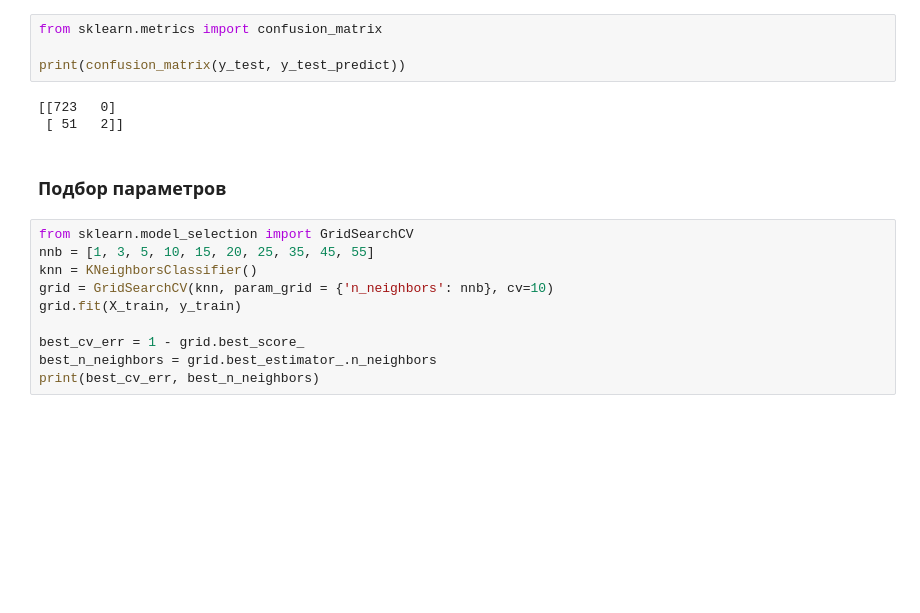
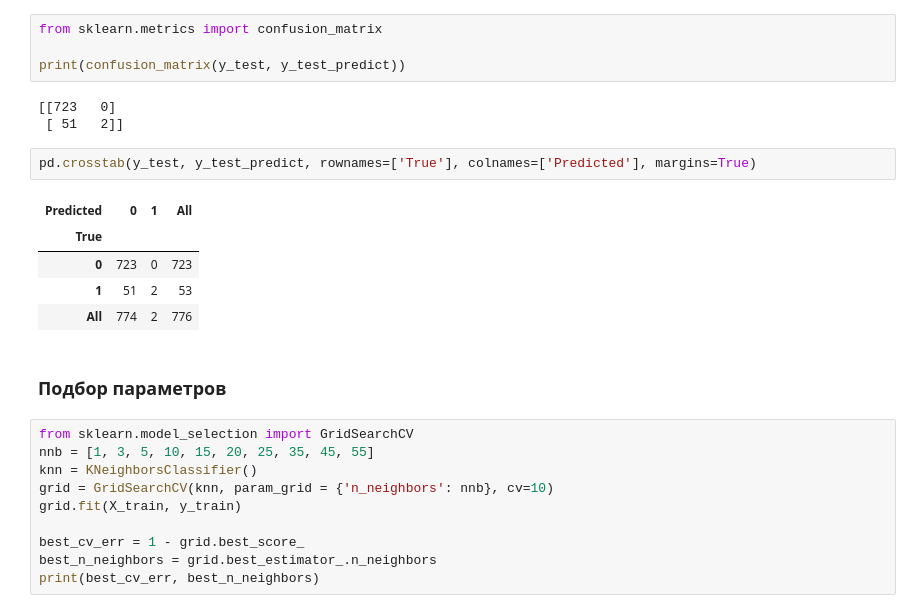
Before and after one commit to AlexanderSergeev/MachineLearning, a Jupyter notebook: LR1.ipynb, the cells around one changed output. Cells and saved outputs as stored; diff of their text form; blank space fills up the shorter version.

```diff
--- a/LR1.ipynb
+++ b/LR1.ipynb
@@ -505,6 +505,14 @@ print(confusion_matrix(y_test, y_test_predict))
 # %% [output]
 [[723   0]
  [ 51   2]]
+# %%
+pd.crosstab(y_test, y_test_predict, rownames=['True'], colnames=['Predicted'], margins=True)
+# %% [output]
+| Predicted | 0 | 1 | All |
+| True |  |  |  |
+| 0 | 723 | 0 | 723 |
+| 1 | 51 | 2 | 53 |
+| All | 774 | 2 | 776 |
 # %% [markdown]
 ### Подбор параметров
 # %%
```
Also changed, not shown: parts of 14 cells of this notebook.
